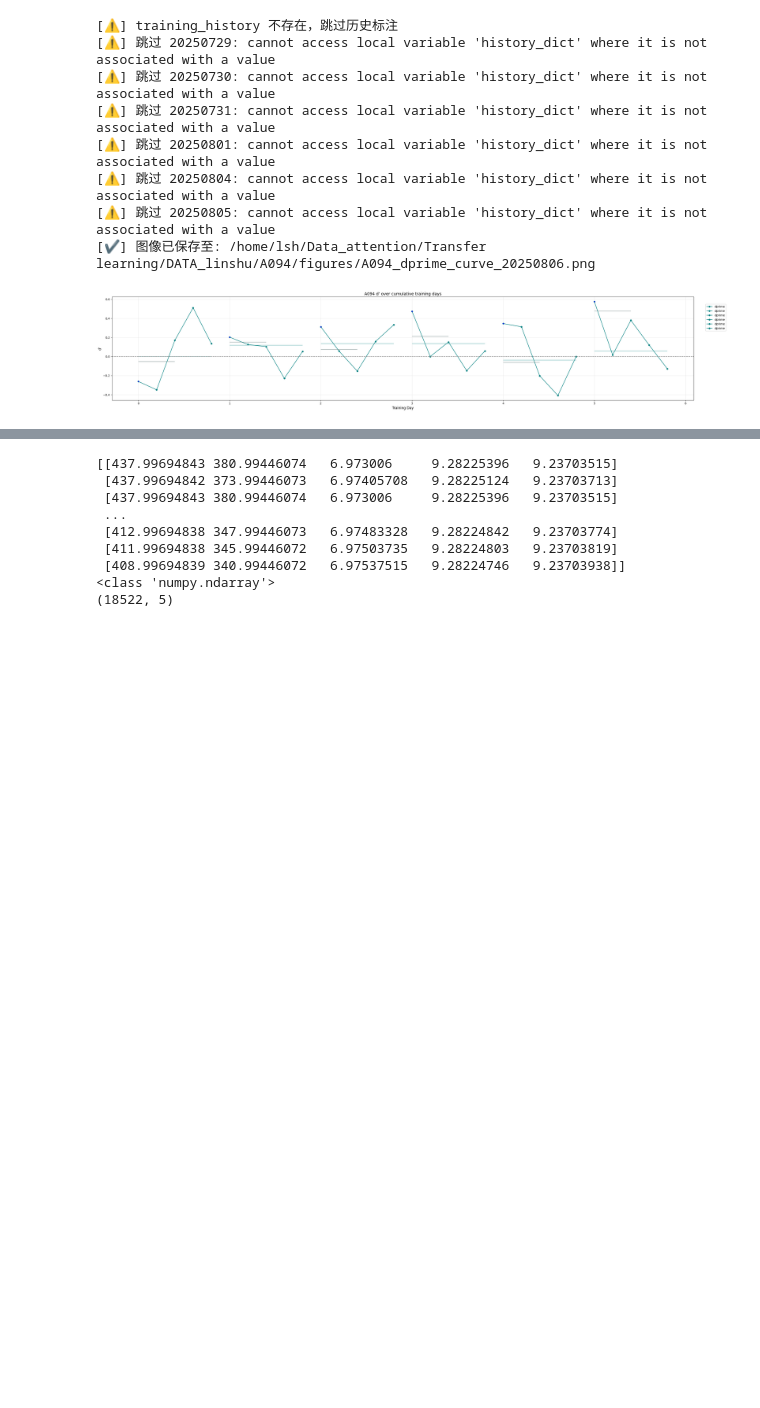
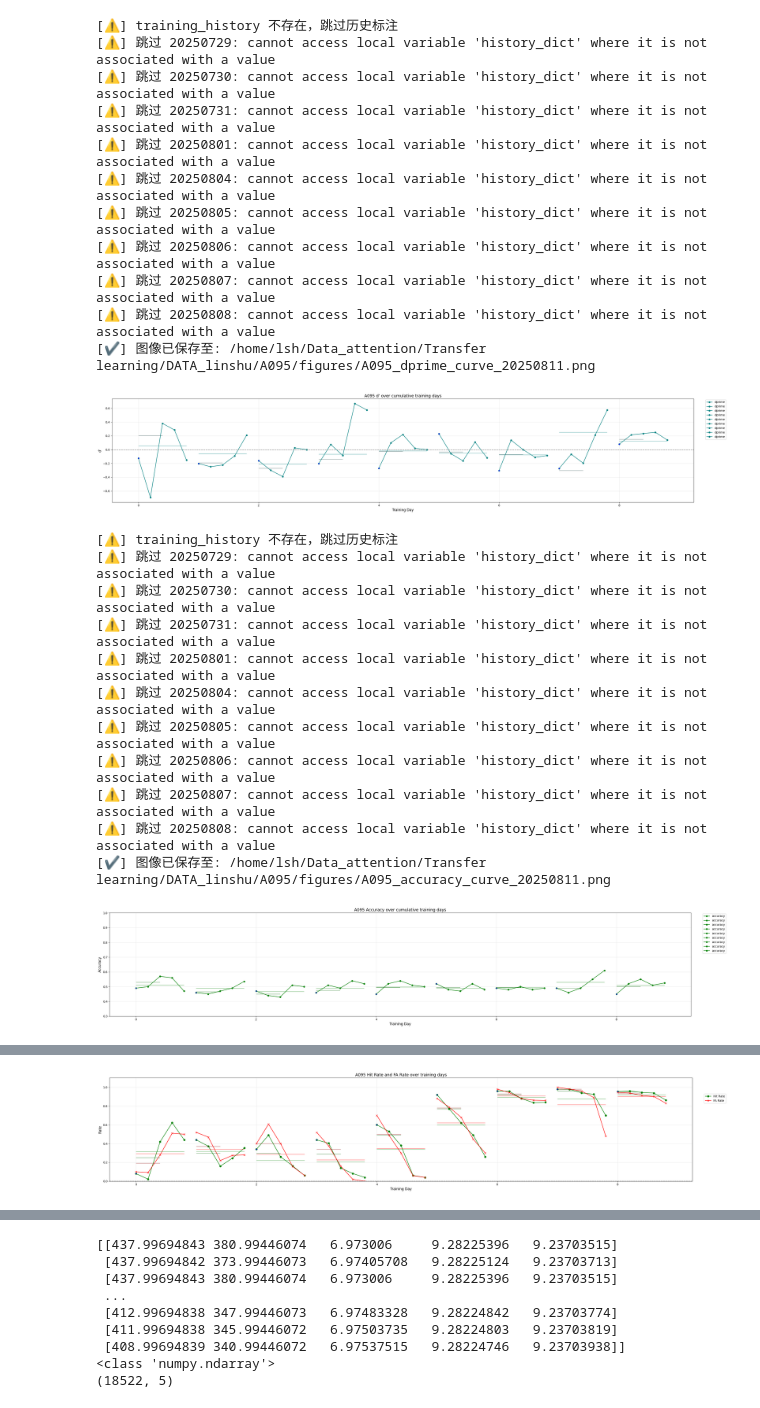
Before and after one commit to Sh555Lin/WF_GoNogo, a Jupyter notebook: analysis/run_behavior.ipynb, the cells around one changed output, grey strips where cells are left out. Drawn from its saved outputs; the diff is of its cells as text; code cells hidden in the pictures; blank space fills up the shorter version.

```diff
--- a/analysis/run_behavior.ipynb
+++ b/analysis/run_behavior.ipynb
@@ -11,7 +11,7 @@ if project_root not in sys.path:
 from utils.preprocessing_behavior import *
 from utils.plotting_behavior import plot_metric_across_days
 # %%
-config_path = "/home/lsh/WF_GoNogo/config/A094_config.yaml"
+config_path = "/home/lsh/WF_GoNogo/config/A095_config.yaml"
 # %%
 process_behavior_mouse_from_yaml(config_path)
 # %% [output]
@@ -44,17 +48,34 @@ FA_licks...done
 # %%
 import yaml
 
 with open(config_path, 'r') as f:
     cfg = yaml.safe_load(f)
 
 plot_metric_across_days(cfg, metric='dprime')
+plot_metric_across_days(cfg, metric='accuracy')
+plot_metric_across_days(cfg, metric='hit_fa')
 # %% [output]
 [⚠] training_history 不存在，跳过历史标注
 [⚠️] 跳过 20250729: cannot access local variable 'history_dict' where it is not associated with a value
 [⚠️] 跳过 20250730: cannot access local variable 'history_dict' where it is not associated with a value
 [⚠️] 跳过 20250731: cannot access local variable 'history_dict' where it is not associated with a value
 [⚠️] 跳过 20250801: cannot access local variable 'history_dict' where it is not associated with a value
 [⚠️] 跳过 20250804: cannot access local variable 'history_dict' where it is not associated with a value
 [⚠️] 跳过 20250805: cannot access local variable 'history_dict' where it is not associated with a value
-[✔] 图像已保存至: /home/lsh/Data_attention/Transfer learning/DATA_linshu/A094/figures/A094_dprime_curve_20250806.png
+[⚠️] 跳过 20250806: cannot access local variable 'history_dict' where it is not associated with a value
+[⚠️] 跳过 20250807: cannot access local variable 'history_dict' where it is not associated with a value
+[⚠️] 跳过 20250808: cannot access local variable 'history_dict' where it is not associated with a value
+[✔] 图像已保存至: /home/lsh/Data_attention/Transfer learning/DATA_linshu/A095/figures/A095_dprime_curve_20250811.png
-[figure, old version]
+[figure, new version]
+[⚠] training_history 不存在，跳过历史标注
+[⚠️] 跳过 20250729: cannot access local variable 'history_dict' where it is not associated with a value
+[⚠️] 跳过 20250730: cannot access local variable 'history_dict' where it is not associated with a value
+[⚠️] 跳过 20250731: cannot access local variable 'history_dict' where it is not associated with a value
+[⚠️] 跳过 20250801: cannot access local variable 'history_dict' where it is not associated with a value
+[⚠️] 跳过 20250804: cannot access local variable 'history_dict' where it is not associated with a value
+[⚠️] 跳过 20250805: cannot access local variable 'history_dict' where it is not associated with a value
+[⚠️] 跳过 20250806: cannot access local variable 'history_dict' where it is not associated with a value
+[⚠️] 跳过 20250807: cannot access local variable 'history_dict' where it is not associated with a value
+[⚠️] 跳过 20250808: cannot access local variable 'history_dict' where it is not associated with a value
+[✔] 图像已保存至: /home/lsh/Data_attention/Transfer learning/DATA_linshu/A095/figures/A095_accuracy_curve_20250811.png
+[figure, added]
@@ -60,0 +93 @@ plot_metric_across_days(cfg, metric='dprime')
+[figure, added]
```
Also changed, not shown: parts of 6 cells of this notebook.
